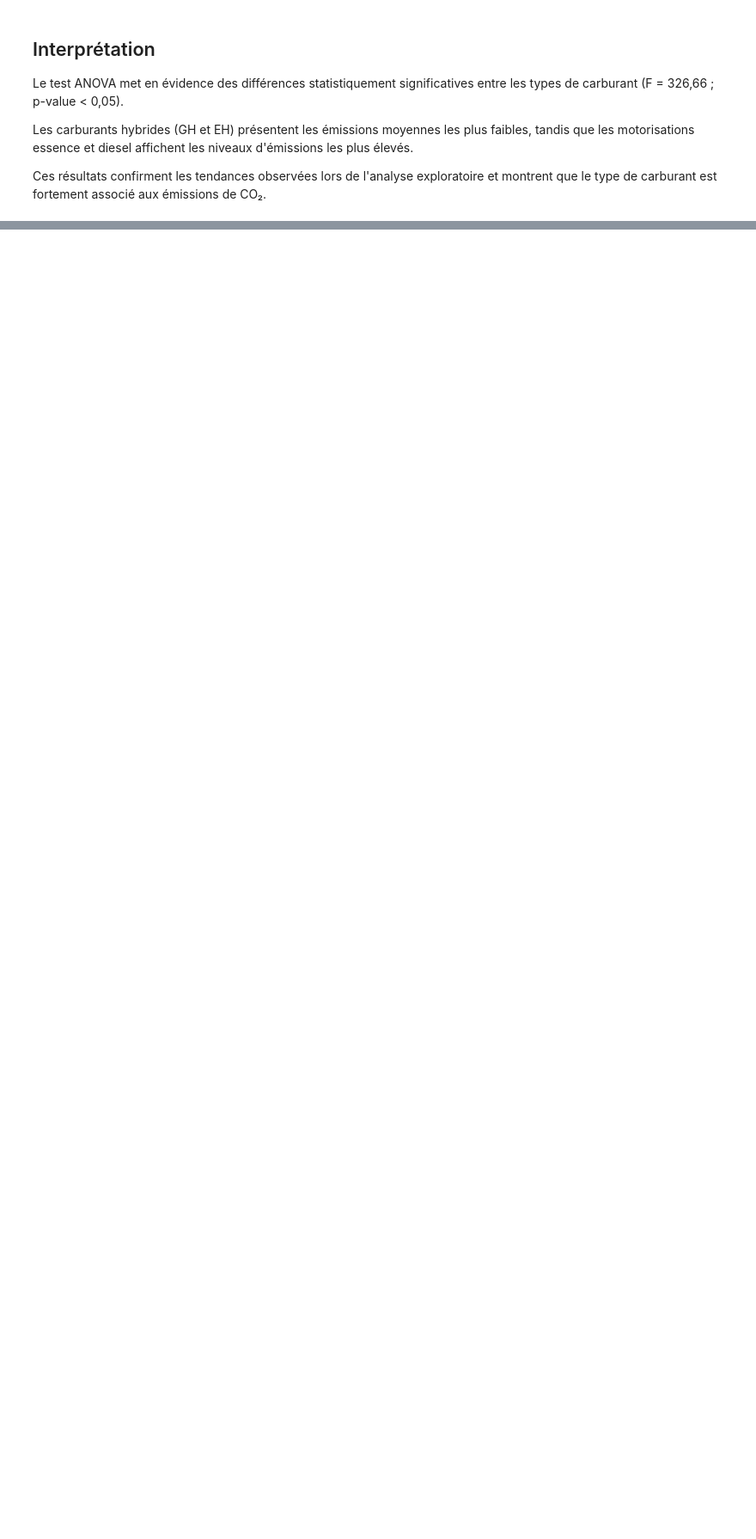
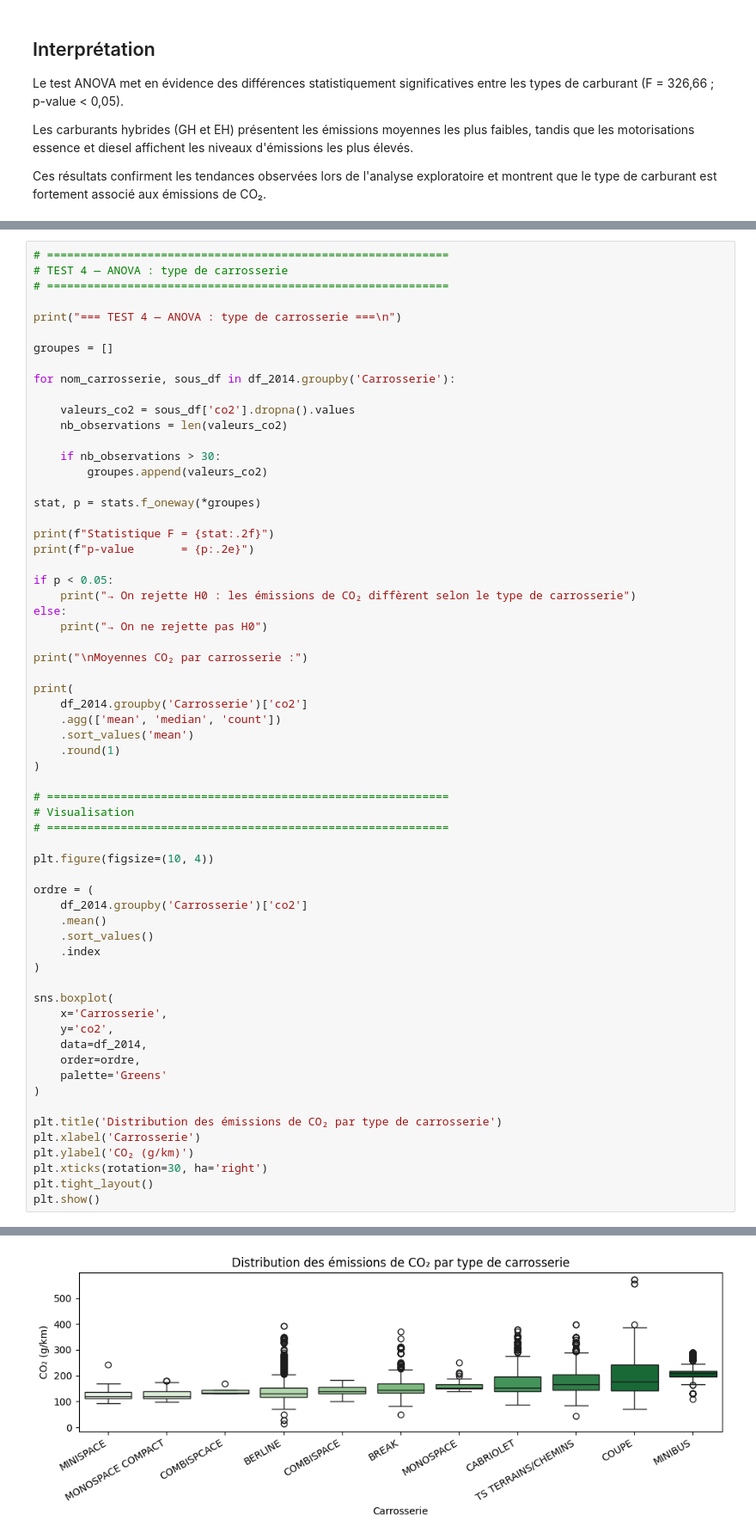
Before and after one commit to LarissaVarnakova/Projet_CO2, a Jupyter notebook: notebooks/eda_aziz.ipynb, the cells around one changed output, grey strips where cells are left out. Shown at 86% size. Drawn from its saved outputs; the diff is of its cells as text; blank space fills up the shorter version.

Commit message:
Ajout ANOVA type de carrosserie

```diff
--- a/notebooks/eda_aziz.ipynb
+++ b/notebooks/eda_aziz.ipynb
@@ -896,0 +899,64 @@ Ces résultats confirment les tendances observées lors de l'analyse exploratoir
+# %%
+# ============================================================
+# TEST 4 — ANOVA : type de carrosserie
+# ============================================================
+
+print("=== TEST 4 — ANOVA : type de carrosserie ===\n")
+
+groupes = []
+
+for nom_carrosserie, sous_df in df_2014.groupby('Carrosserie'):
+
+    valeurs_co2 = sous_df['co2'].dropna().values
+    nb_observations = len(valeurs_co2)
+
+    if nb_observations > 30:
+        groupes.append(valeurs_co2)
+
+stat, p = stats.f_oneway(*groupes)
+
+print(f"Statistique F = {stat:.2f}")
+print(f"p-value       = {p:.2e}")
+
+if p < 0.05:
+    print("→ On rejette H0 : les émissions de CO₂ diffèrent selon le type de carrosserie")
+else:
+    print("→ On ne rejette pas H0")
+
+print("\nMoyennes CO₂ par carrosserie :")
+
+print(
+    df_2014.groupby('Carrosserie')['co2']
+    .agg(['mean', 'median', 'count'])
+    .sort_values('mean')
+    .round(1)
+)
+
+# ============================================================
+# Visualisation
+# ============================================================
+
+plt.figure(figsize=(10, 4))
+
+ordre = (
+    df_2014.groupby('Carrosserie')['co2']
+    .mean()
+    .sort_values()
+    .index
+)
+
+sns.boxplot(
+    x='Carrosserie',
+    y='co2',
+    data=df_2014,
+    order=ordre,
+    palette='Greens'
+)
+
+plt.title('Distribution des émissions de CO₂ par type de carrosserie')
+plt.xlabel('Carrosserie')
+plt.ylabel('CO₂ (g/km)')
+plt.xticks(rotation=30, ha='right')
+plt.tight_layout()
+plt.show()
+# %% [output]
@@ -896,0 +986 @@ Ces résultats confirment les tendances observées lors de l'analyse exploratoir
+[figure, added]
```
Also changed, not shown: parts of 3 cells of this notebook.
